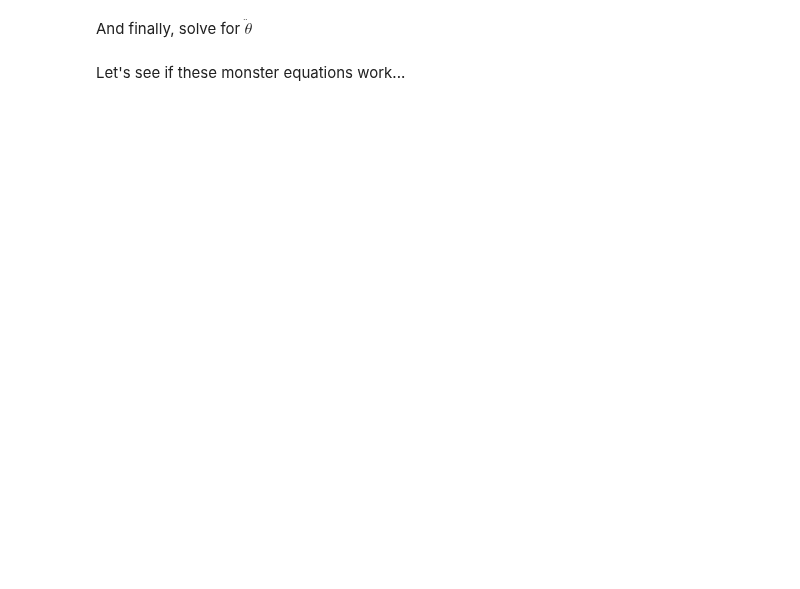
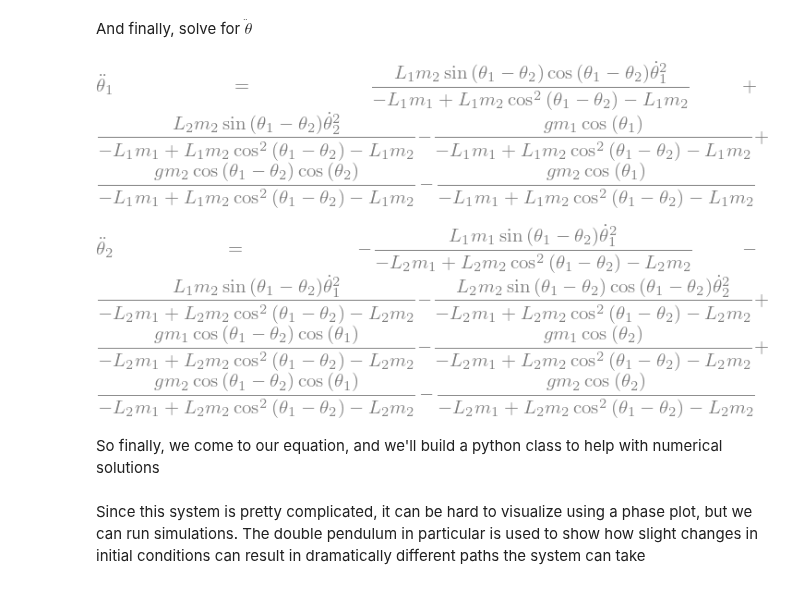
Before and after one commit to andydevs/andys-notebook-legacy, a Jupyter notebook: notebook/simulating-a-double-pendulum.ipynb, the cells around one changed output. Drawn from its saved outputs; the diff is of its cells as text; code cells hidden in the pictures; blank space fills up the shorter version.

```diff
--- a/notebook/simulating-a-double-pendulum.ipynb
+++ b/notebook/simulating-a-double-pendulum.ipynb
@@ -124,7 +144,12 @@ And finally, solve for $\ddot{\theta}$
 # %%
 th1dd = th1.diff(t,t)
 th2dd = th2.diff(t,t)
 Thdd = sp.solve([Eq1, Eq2], [th1dd, th2dd], dict=True)[0]
+display(sp.Eq(th1dd, Thdd[th1dd]))
+display(sp.Eq(th2dd, Thdd[th2dd]))
+# %% [output]
+[figure, added]
+[figure, added]
 # %% [markdown]
-Let's see if these monster equations work...
+So finally, we come to our equation, and we'll build a python class to help with numerical solutions
 # %%
@@ -149,0 +189,2 @@ sTh = np.array(sTh, dtype=float)
+# %% [markdown]
+Since this system is pretty complicated, it can be hard to visualize using a phase plot, but we can run simulations. The double pendulum in particular is used to show how slight changes in initial conditions can result in dramatically different paths the system can take
```
Also changed, not shown: parts of 12 cells of this notebook.
